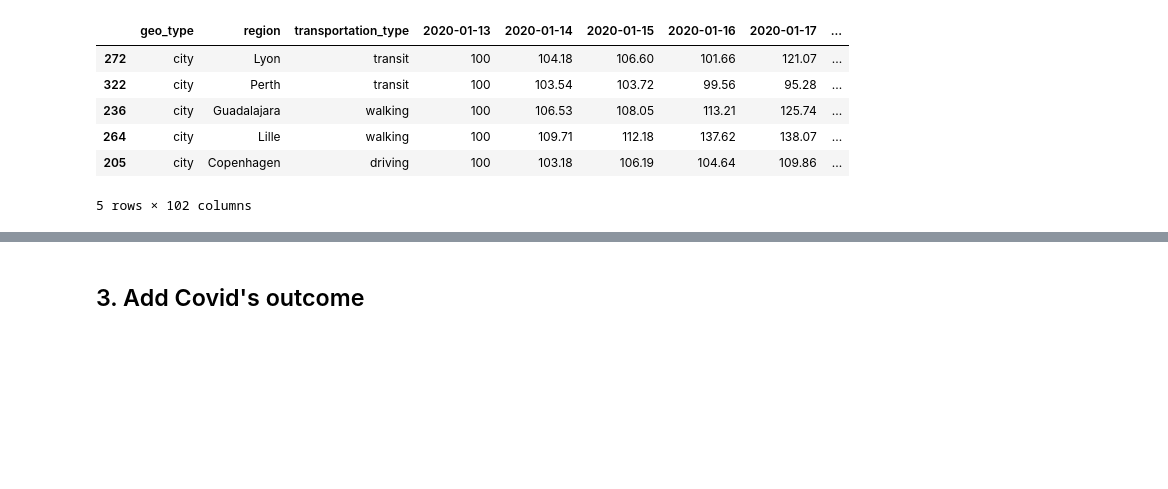
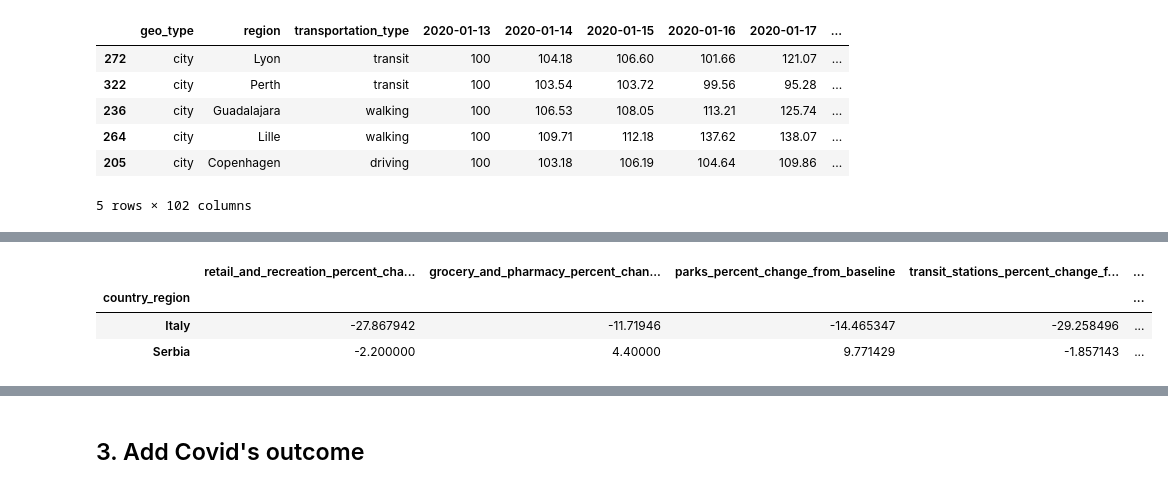
Before and after one commit to RiccardoBrioschi/The-pandemic-through-the-eyes-of-Internet, a Jupyter notebook: 3_Effects of attention on covid analysis.ipynb, the cells around one changed output, grey strips where cells are left out. Cells and saved outputs as stored; diff of their text form; code cells hidden in the pictures; blank space fills up the shorter version.

```diff
--- a/3_Effects of attention on covid analysis.ipynb
+++ b/3_Effects of attention on covid analysis.ipynb
@@ -506,0 +463,13 @@ countries
+# %%
+# load the mobility data from Google for Serbia and Italy
+global_mobility = pd.read_csv("data/Global_Mobility_Report.csv")
+# get the average mobility change for country's mobility change during the pre-lockdown period
+global_mobility = global_mobility[pd.to_datetime(global_mobility["date"]) <= datetime(2020, 3, 20)].groupby("country_region").mean()
+
+global_mobility = global_mobility[(global_mobility.index == "Serbia") | (global_mobility.index == "Italy")].dropna(axis=1, how='any')
+global_mobility
+# %% [output]
+|  | retail_and_recreation_percent_cha... | grocery_and_pharmacy_percent_chan... | parks_percent_change_from_baseline | transit_stations_percent_change_f... | ... |
+| country_region |  |  |  |  | ... |
+| Italy | -27.867942 | -11.71946 | -14.465347 | -29.258496 | ... |
+| Serbia | -2.200000 | 4.40000 | 9.771429 | -1.857143 | ... |
```
Also changed, not shown: parts of 64 cells of this notebook.
